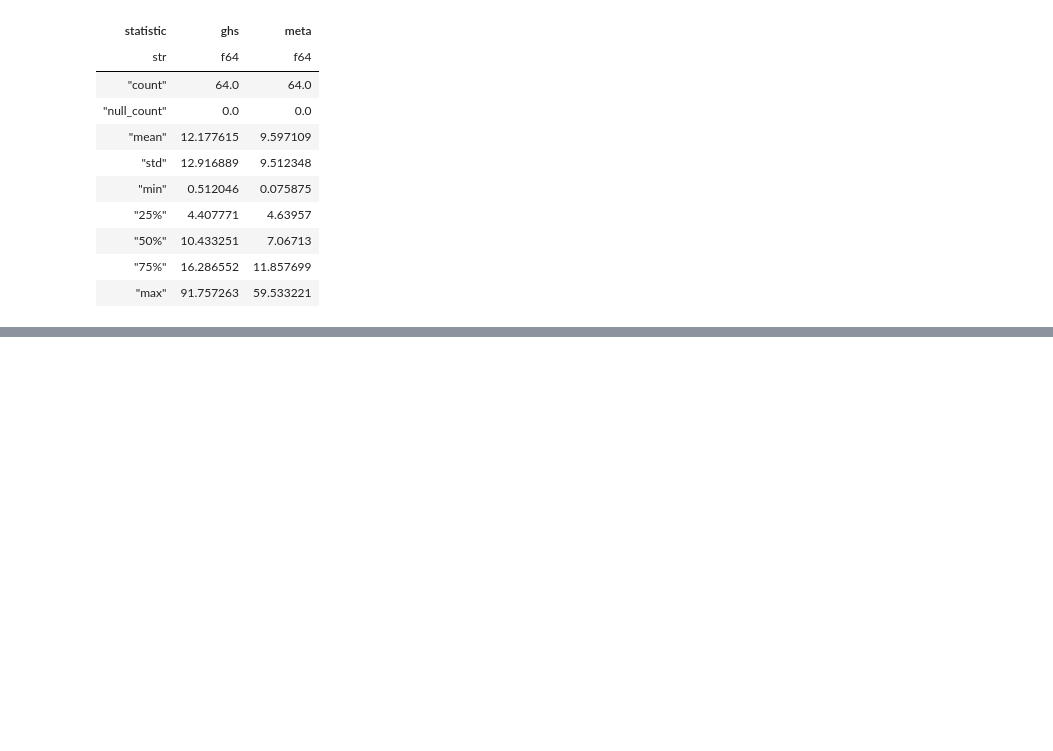
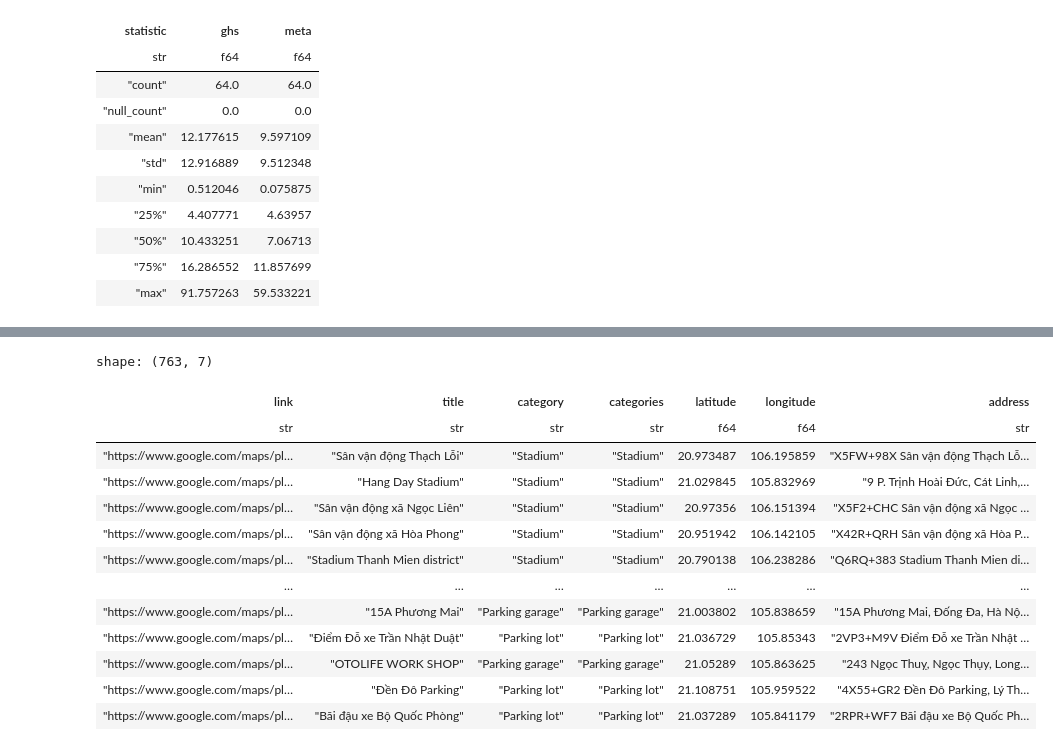
Before and after one commit to Lucifer-02/map-analyzer, a Jupyter notebook: eda.ipynb, the cells around one changed output, grey strips where cells are left out. Saved outputs shown, nothing was run; the diff lists cells and outputs as text; code cells hidden in the pictures; blank space fills up the shorter version.

```diff
--- a/eda.ipynb
+++ b/eda.ipynb
@@ -215,3 +215,23 @@ shape: (9_832, 6)
 | "ChIJtX8_UeepNTERJ5t9fSJPOu8" | 21.076255 | 105.902077 | "Suli cafe" | "cafe,store,food,point_of_inter… | "1 Phố Thanh Am, Thượng Thanh,3… |
 | "ChIJj_yCyClTNDERfp6CKPgEtDY" | 21.075626 | 105.901961 | "Viettel Store" | "store,point_of_interest,establ… | "28 Phố Thanh Am, Ứng Hoà,3WG2+… |
 | "ChIJO6DhNLupNTERkzGZt9_cHvY" | 21.068058 | 105.899523 | "HG Fitness & Yoga" | "gym,health,point_of_interest,e… | "12 Ngõ 775 Ngô Gia Tự, Đức Gia… |
+# %%
+df0 = pl.read_parquet("./datasets/raw/oss/bac_ninh_0_raw.parquet")
+df = pl.read_parquet("./datasets/raw/oss/bac_ninh_0.parquet")
+# %%
+df0
+# %% [output]
+shape: (763, 7)
+| link | title | category | categories | latitude | longitude | address |
+| str | str | str | str | f64 | f64 | str |
+| "https://www.google.com/maps/pl… | "Sân vận động Thạch Lỗi" | "Stadium" | "Stadium" | 20.973487 | 106.195859 | "X5FW+98X Sân vận động Thạch Lỗ… |
+| "https://www.google.com/maps/pl… | "Hang Day Stadium" | "Stadium" | "Stadium" | 21.029845 | 105.832969 | "9 P. Trịnh Hoài Đức, Cát Linh,… |
+| "https://www.google.com/maps/pl… | "Sân vận động xã Ngọc Liên" | "Stadium" | "Stadium" | 20.97356 | 106.151394 | "X5F2+CHC Sân vận động xã Ngọc … |
+| "https://www.google.com/maps/pl… | "Sân vận động xã Hòa Phong" | "Stadium" | "Stadium" | 20.951942 | 106.142105 | "X42R+QRH Sân vận động xã Hòa P… |
+| "https://www.google.com/maps/pl… | "Stadium Thanh Mien district" | "Stadium" | "Stadium" | 20.790138 | 106.238286 | "Q6RQ+383 Stadium Thanh Mien di… |
+| … | … | … | … | … | … | … |
+| "https://www.google.com/maps/pl… | "15A Phương Mai" | "Parking garage" | "Parking garage" | 21.003802 | 105.838659 | "15A Phương Mai, Đống Đa, Hà Nộ… |
+| "https://www.google.com/maps/pl… | "Điểm Đỗ xe Trần Nhật Duật" | "Parking lot" | "Parking lot" | 21.036729 | 105.85343 | "2VP3+M9V Điểm Đỗ xe Trần Nhật … |
+| "https://www.google.com/maps/pl… | "OTOLIFE WORK SHOP" | "Parking garage" | "Parking garage" | 21.05289 | 105.863625 | "243 Ngọc Thuỵ, Ngọc Thụy, Long… |
+| "https://www.google.com/maps/pl… | "Đền Đô Parking" | "Parking lot" | "Parking lot" | 21.108751 | 105.959522 | "4X55+GR2 Đền Đô Parking, Lý Th… |
+| "https://www.google.com/maps/pl… | "Bãi đậu xe Bộ Quốc Phòng" | "Parking lot" | "Parking lot" | 21.037289 | 105.841179 | "2RPR+WF7 Bãi đậu xe Bộ Quốc Ph… |
```
Also changed, not shown: parts of 4 cells of this notebook, 2 other files.
